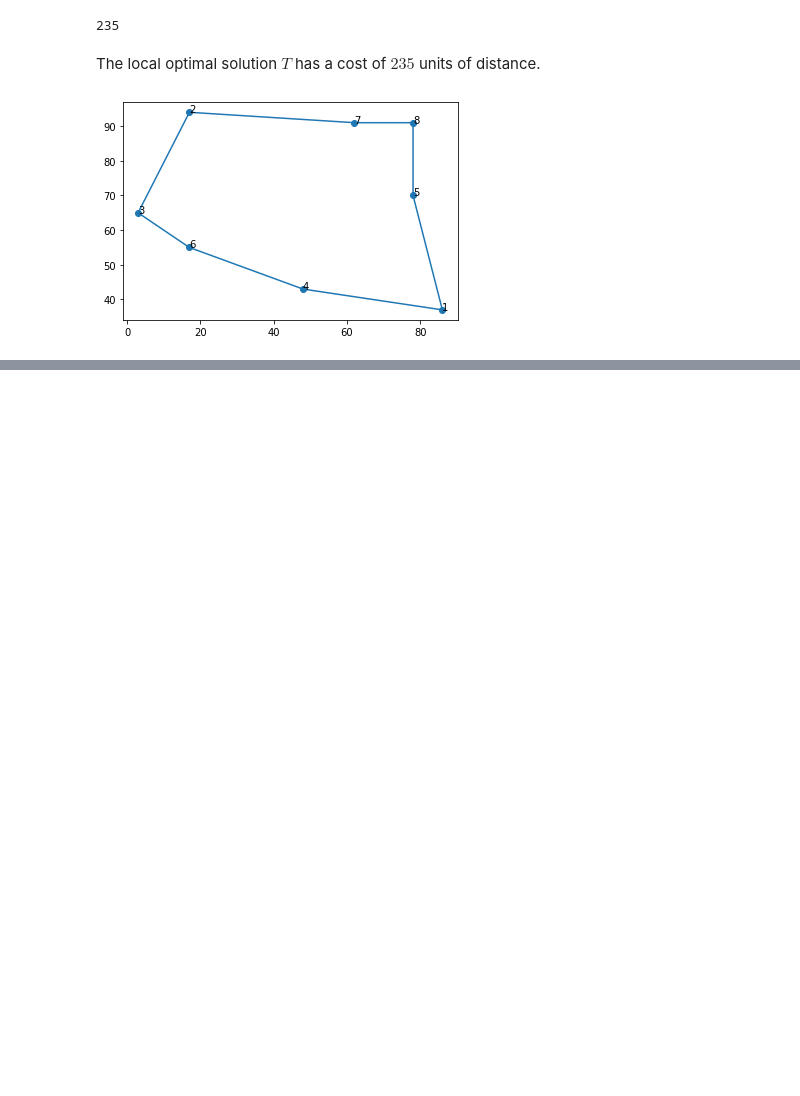
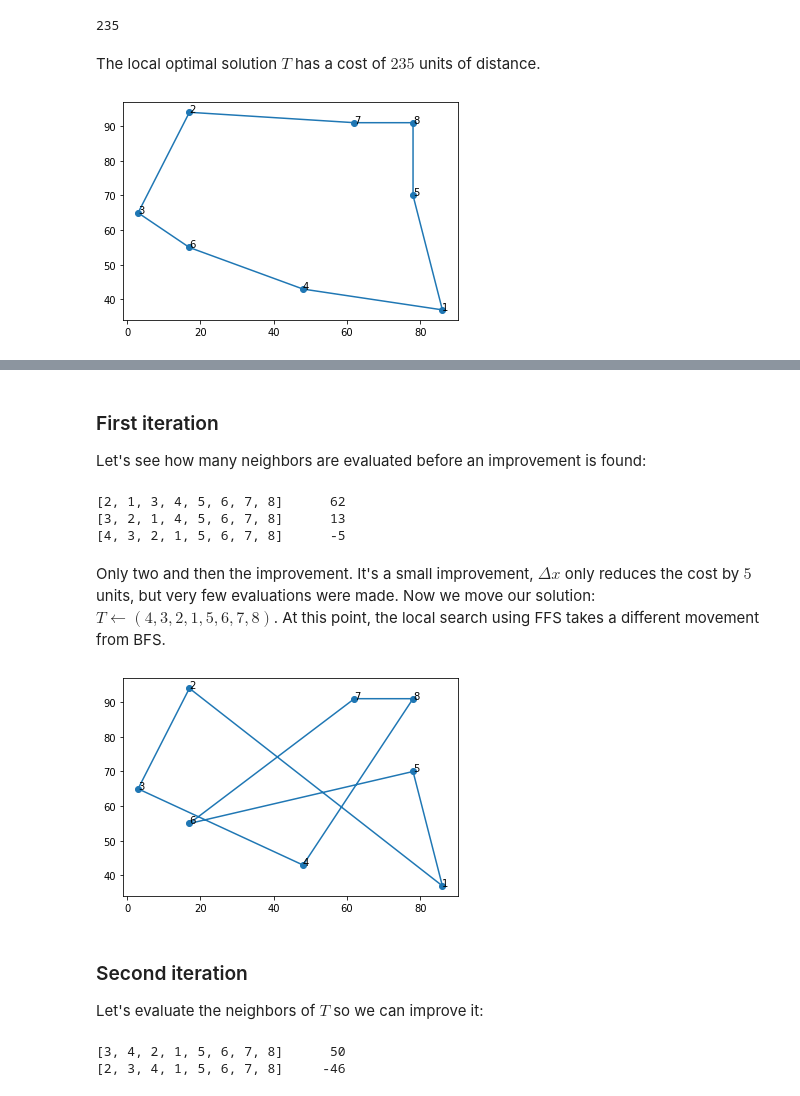
Before and after one commit to netotz/optimization, a Jupyter notebook: tsp/local_search/homework4.ipynb, the cells around one changed output, grey strips where cells are left out. Drawn from its saved outputs; the diff is of its cells as text; code cells hidden in the pictures; blank space fills up the shorter version.

```diff
--- a/tsp/local_search/homework4.ipynb
+++ b/tsp/local_search/homework4.ipynb
@@ -293,0 +316,26 @@ plot_tour()
+# %% [markdown]
+### First iteration
+
+Let's see how many neighbors are evaluated before an improvement is found:
+# %%
+ffs()
+# %% [output]
+[2, 1, 3, 4, 5, 6, 7, 8]      62
+[3, 2, 1, 4, 5, 6, 7, 8]      13
+[4, 3, 2, 1, 5, 6, 7, 8]      -5
+# %% [markdown]
+Only two and then the improvement. It's a small improvement, $\Delta x$ only reduces the cost by $5$ units, but very few evaluations were made. Now we move our solution: $T \leftarrow (4, 3, 2, 1, 5, 6, 7, 8)$. At this point, the local search using FFS takes a different movement from BFS.
+# %%
+tour = [4, 3, 2, 1, 5, 6, 7, 8]
+plot_tour()
+# %% [output]
+[figure, added]
+# %% [markdown]
+### Second iteration
+
+Let's evaluate the neighbors of $T$ so we can improve it:
+# %%
+ffs()
+# %% [output]
+[3, 4, 2, 1, 5, 6, 7, 8]      50
+[2, 3, 4, 1, 5, 6, 7, 8]     -46
```
Also changed, not shown: parts of 25 cells of this notebook.
